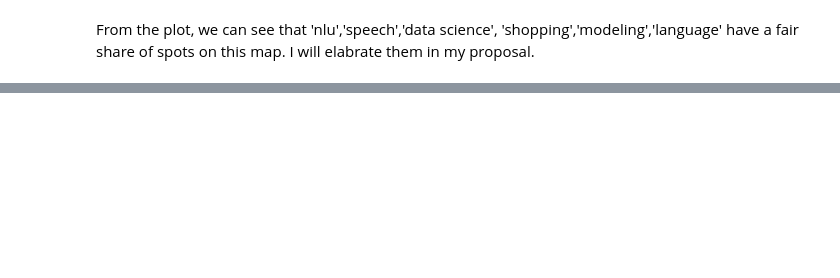
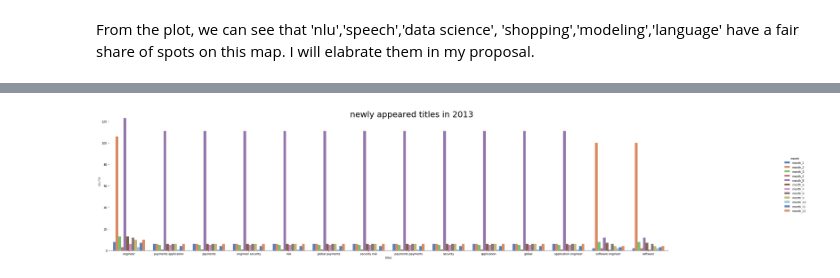
Before and after one commit to tbonewmy/Data-incubator, a Jupyter notebook: Amazon_Alexa.ipynb, the cells around one changed output, grey strips where cells are left out. Drawn from its saved outputs; the diff is of its cells as text; code cells hidden in the pictures; blank space fills up the shorter version.

```diff
--- a/Amazon_Alexa.ipynb
+++ b/Amazon_Alexa.ipynb
@@ -125,0 +243,43 @@ From the plot, we can see that 'nlu','speech','data science', 'shopping','modeli
+# %%
+def findNameIdx(target,total):
+    output=[]
+    for t in target:
+        output.extend([total.index(t)])
+    return output
+newtitle2013=in2013notin2012.index.tolist()[:20]
+newtitle2014=in2014notin2013.index.tolist()[:20]
+newtitle2015=in2015notin2014.index.tolist()[:20]
+newtitle2016=in2016notin2015.index.tolist()[:20]
+newtitle2017=in2017notin2016.index.tolist()[:20]
+newtitle2018=in2018notin2017.index.tolist()[:20]
+
+newtitle2013_idx=findNameIdx(newtitle2013,tokenname)
+newtitle2014_idx=findNameIdx(newtitle2014,tokenname)
+newtitle2015_idx=findNameIdx(newtitle2015,tokenname)
+newtitle2016_idx=findNameIdx(newtitle2016,tokenname)
+newtitle2017_idx=findNameIdx(newtitle2017,tokenname)
+newtitle2018_idx=findNameIdx(newtitle2018,tokenname)
+
+title2013_M=pd.DataFrame(titleToken.tocsc()[:,np.asarray(newtitle2013_idx)].toarray(),columns = newtitle2013)#tokenname
+title2013_M=title2013_M.merge(makeAmazon['month_PD'],left_index =True,right_index =True,how='left').loc[np.where(makeAmazon['year_PD']==2013)[0],:].reset_index(drop=True)
+title2014_M=pd.DataFrame(titleToken.tocsc()[:,np.asarray(newtitle2014_idx)].toarray(),columns = newtitle2014)#tokenname
+title2014_M=title2014_M.merge(makeAmazon['month_PD'],left_index =True,right_index =True,how='left').loc[np.where(makeAmazon['year_PD']==2014)[0],:].reset_index(drop=True)
+title2015_M=pd.DataFrame(titleToken.tocsc()[:,np.asarray(newtitle2015_idx)].toarray(),columns = newtitle2015)#tokenname
+title2015_M=title2015_M.merge(makeAmazon['month_PD'],left_index =True,right_index =True,how='left').loc[np.where(makeAmazon['year_PD']==2015)[0],:].reset_index(drop=True)
+title2016_M=pd.DataFrame(titleToken.tocsc()[:,np.asarray(newtitle2016_idx)].toarray(),columns = newtitle2016)#tokenname
+title2016_M=title2016_M.merge(makeAmazon['month_PD'],left_index =True,right_index =True,how='left').loc[np.where(makeAmazon['year_PD']==2016)[0],:].reset_index(drop=True)
+title2017_M=pd.DataFrame(titleToken.tocsc()[:,np.asarray(newtitle2017_idx)].toarray(),columns = newtitle2017)#tokenname
+title2017_M=title2017_M.merge(makeAmazon['month_PD'],left_index =True,right_index =True,how='left').loc[np.where(makeAmazon['year_PD']==2017)[0],:].reset_index(drop=True)
+title2018_M=pd.DataFrame(titleToken.tocsc()[:,np.asarray(newtitle2018_idx)].toarray(),columns = newtitle2018)#tokenname
+title2018_M=title2018_M.merge(makeAmazon['month_PD'],left_index =True,right_index =True,how='left').loc[np.where(makeAmazon['year_PD']==2018)[0],:].reset_index(drop=True)
+# %%
+titleMonth2013=aggtable_2factor(title2013_M,newtitle2013)
+Amazon2013 = sns.catplot(x="titles", y="counts", hue="month", data=titleMonth2013,
+                height=6, kind="bar", palette="muted")
+Amazon2013.despine(left=True)
+Amazon2013.fig.suptitle('newly appeared titles in 2013',fontsize=30)
+Amazon2013.set_ylabels("counts")
+Amazon2013.set_xticklabels([t.split('_')[1]for t in newtitle2013])
+Amazon2013.fig.set_size_inches(40,8)
+# %% [output]
+[figure, added]
```
Also changed, not shown: parts of 26 cells of this notebook.
